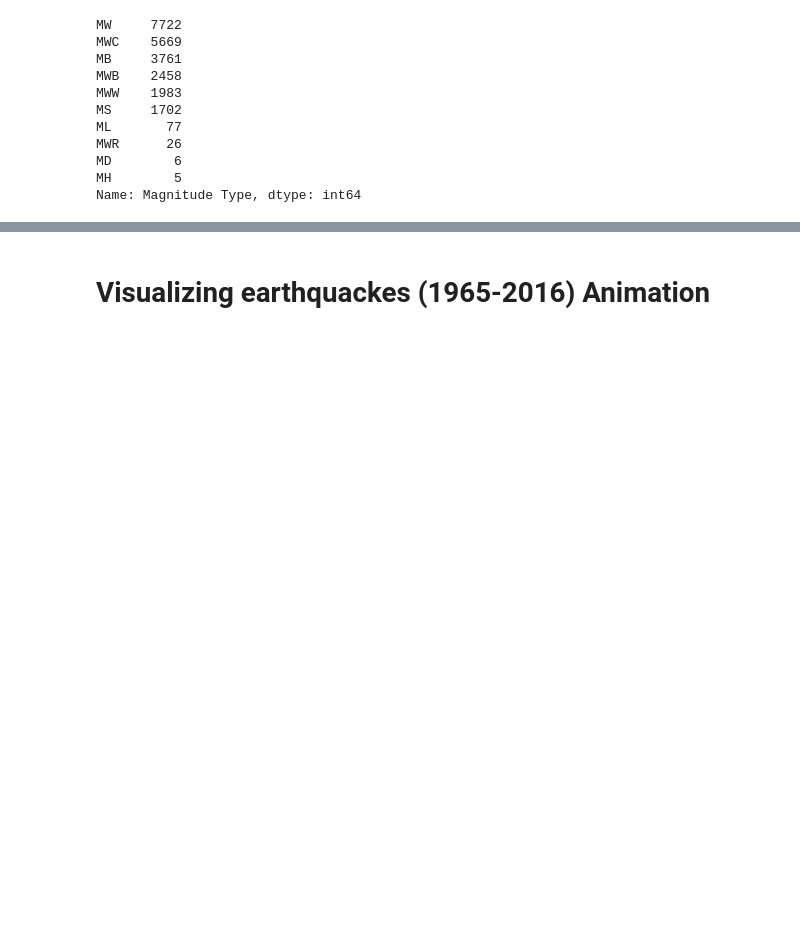
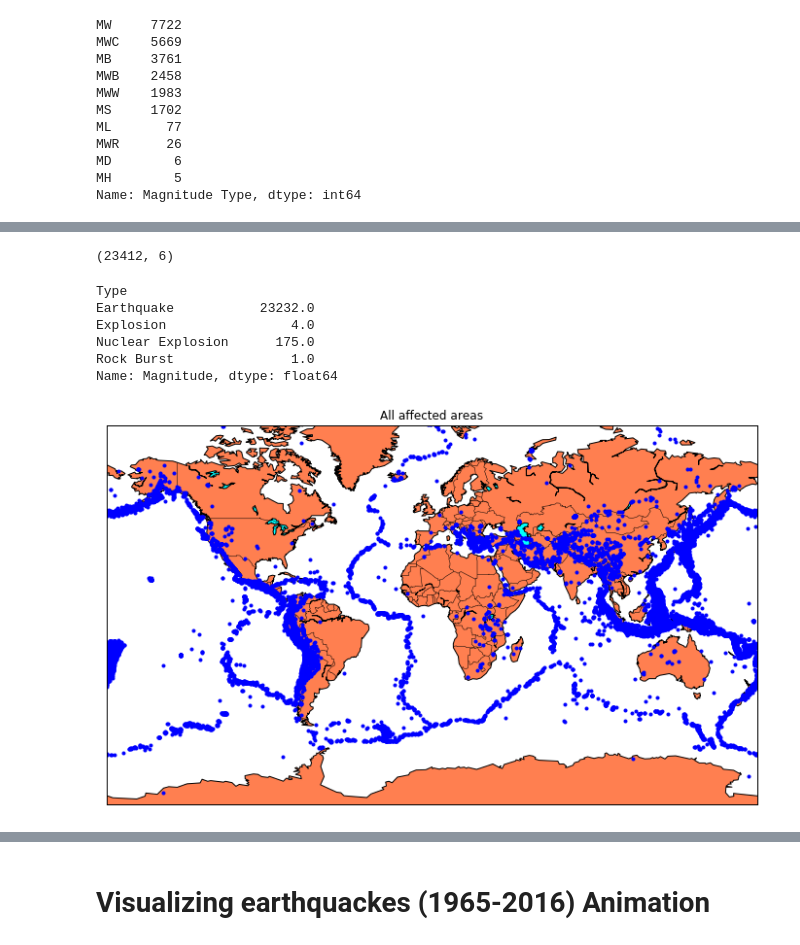
Before and after one commit to Conglang/DeepOps, a Jupyter notebook: Op4_predict_magnitude_of_earthquake/predict_magnitude_of_earthquake.ipynb, the cells around one changed output, grey strips where cells are left out. Saved outputs shown, nothing was run; the diff lists cells and outputs as text; code cells hidden in the pictures; blank space fills up the shorter version.

```diff
--- a/Op4_predict_magnitude_of_earthquake/predict_magnitude_of_earthquake.ipynb
+++ b/Op4_predict_magnitude_of_earthquake/predict_magnitude_of_earthquake.ipynb
@@ -71,3 +69,5 @@ MWR      26
 MD        6
 MH        5
 Name: Magnitude Type, dtype: int64
+# %%
+earth = t_file[["Date", "Latitude", "Longitude", "Magnitude", "Depth", "Type"]]
@@ -73,0 +83,31 @@ Name: Magnitude Type, dtype: int64
+# %%
+earth["Date"] = pd.to_datetime(earth["Date"])
+# %%
+earth.shape
+# %% [output]
+(23412, 6)
+# %%
+earth.pivot_table(index = "Type", values = "Magnitude", aggfunc = len)
+# %% [output]
+Type
+Earthquake           23232.0
+Explosion                4.0
+Nuclear Explosion      175.0
+Rock Burst               1.0
+Name: Magnitude, dtype: float64
+# %%
+stillm = Basemap(projection='mill', llcrnrlat=-80, urcrnrlat=80, llcrnrlon=-180, urcrnrlon=180, lat_ts=20, resolution='c')
+longitudes = earth["Longitude"].tolist()
+latitudes = earth["Latitude"].tolist()
+x, y = stillm(longitudes, latitudes)
+
+fig = plt.figure(figsize=(12, 10))
+plt.title("All affected areas")
+stillm.plot(x, y, "o", markersize = 3, color = 'blue')
+stillm.drawcoastlines()
+stillm.fillcontinents(color='coral', lake_color='aqua')
+stillm.drawmapboundary()
+stillm.drawcountries()
+plt.show()
+# %% [output]
+[figure, added]
```
Also changed, not shown: parts of 13 cells of this notebook.
